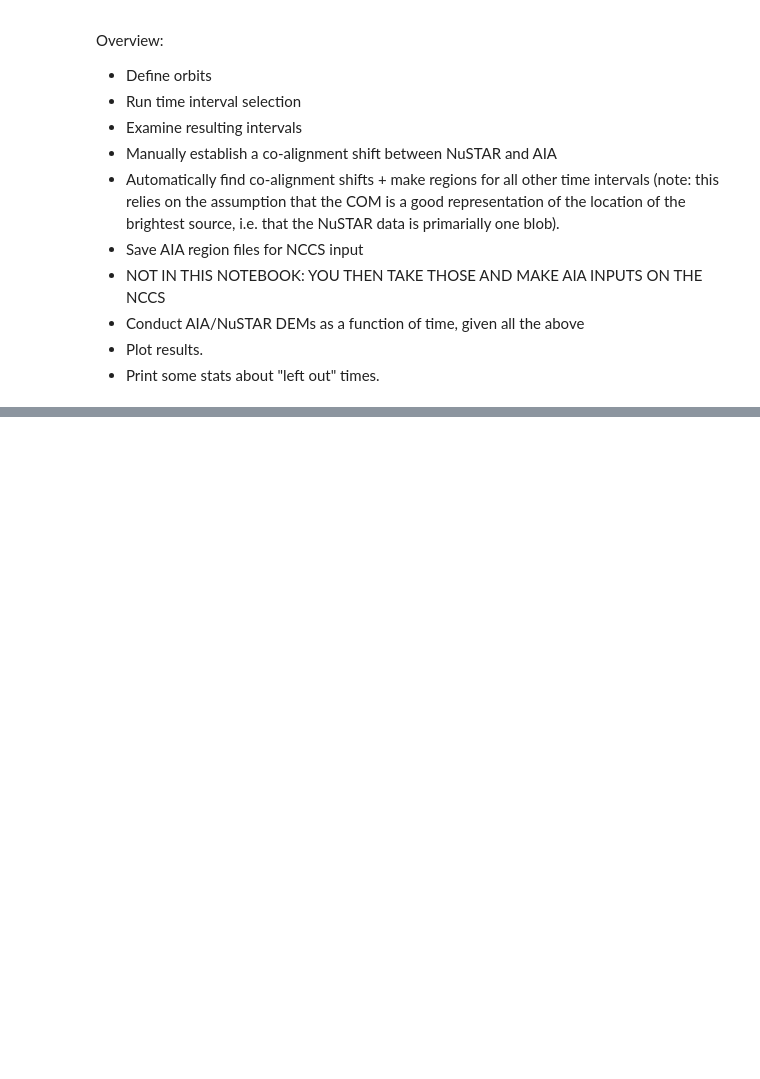
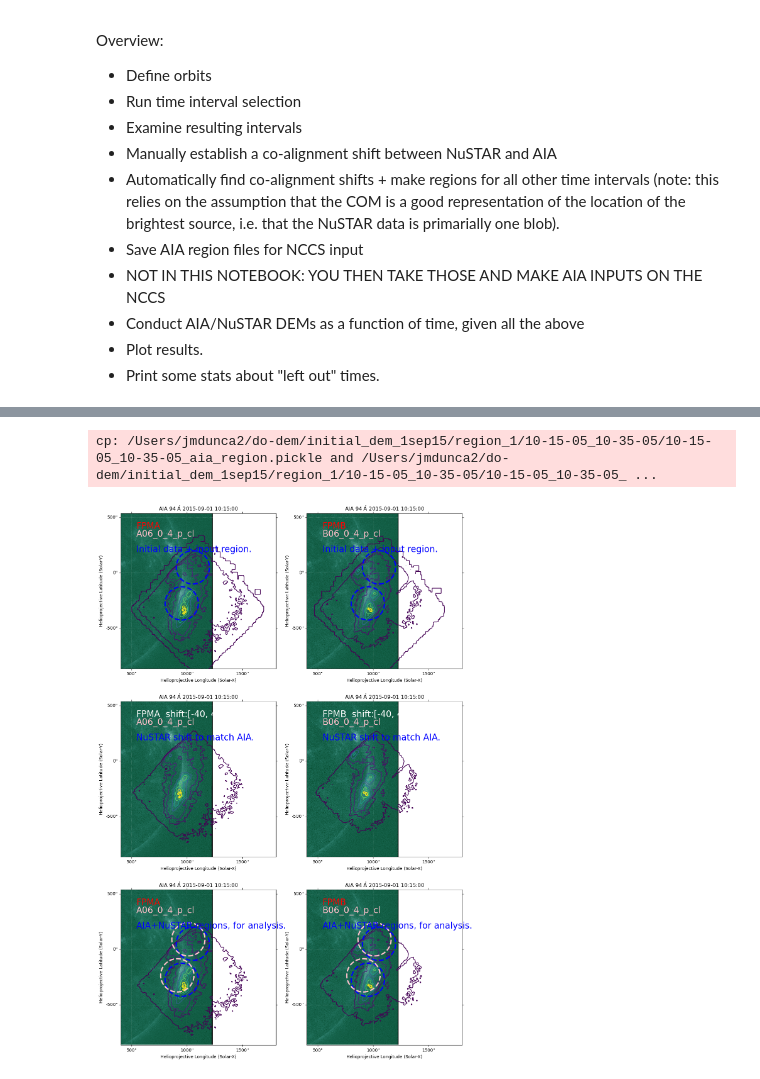
Before and after one commit to jessiemcd/do-dem, a Jupyter notebook: continuous_onegauss_allday_post.ipynb, the cells around one changed output, grey strips where cells are left out. Cells and saved outputs as stored; diff of their text form; code cells hidden in the pictures; blank space fills up the shorter version.

Commit message:
updated coalign method

```diff
--- a/continuous_onegauss_allday_post.ipynb
+++ b/continuous_onegauss_allday_post.ipynb
@@ -48,5 +50,8 @@ import importlib
 # %%
-key = '06-jun-20'
+key = '01-sep-15'
+#method = 'fit'
+#method = 'double'
+method = 'input'
 # %%
 with open('all_targets.pickle', 'rb') as f:
     data = pickle.load(f)
@@ -61,6 +64,9 @@ ARDict
 # %%
+importlib.reload(ia)
+obsids=[]
 for id in id_dirs:
-    evt_data, hdr = ia.return_submap(datapath=id, fpm='A', return_evt_hdr=True)
+    evt_data, hdr, obsid = ia.return_submap(datapath=id, fpm='A', return_evt_hdr=True, return_obsid=True)
+    obsids.append(obsid)
     time0, time1 = [nuutil.convert_nustar_time(hdr['TSTART']), nuutil.convert_nustar_time(hdr['TSTOP'])]
     timerange = [time0, time1]
     print(timerange[0].strftime('%H-%M-%S'), timerange[1].strftime('%H-%M-%S'))
@@ -167,0 +77,6 @@ except FileNotFoundError:
+# %%
+importlib.reload(oa)
+aia_dir = '/Users/jmdunca2/sample_aia/sample_aia/'
+
+
+aiamaps = oa.get_orbit_aiamaps(aia_dir, id_dirs, wave=94)
@@ -167,0 +97,6 @@ except FileNotFoundError:
+# %%
+importlib.reload(oa)
+oa.per_orbit_region_adjustment(working_dir, id_dirs, obsids, 2, aiamaps, nushift=[-40,40], method=method, shush=True)
+# %% [output]
+cp: /Users/jmdunca2/do-dem/initial_dem_1sep15/region_1/10-15-05_10-35-05/10-15-05_10-35-05_aia_region.pickle and /Users/jmdunca2/do-dem/initial_dem_1sep15/region_1/10-15-05_10-35-05/10-15-05_10-35-05_ ...
+[figure, added]
```
Also changed, not shown: parts of 17 cells of this notebook.
